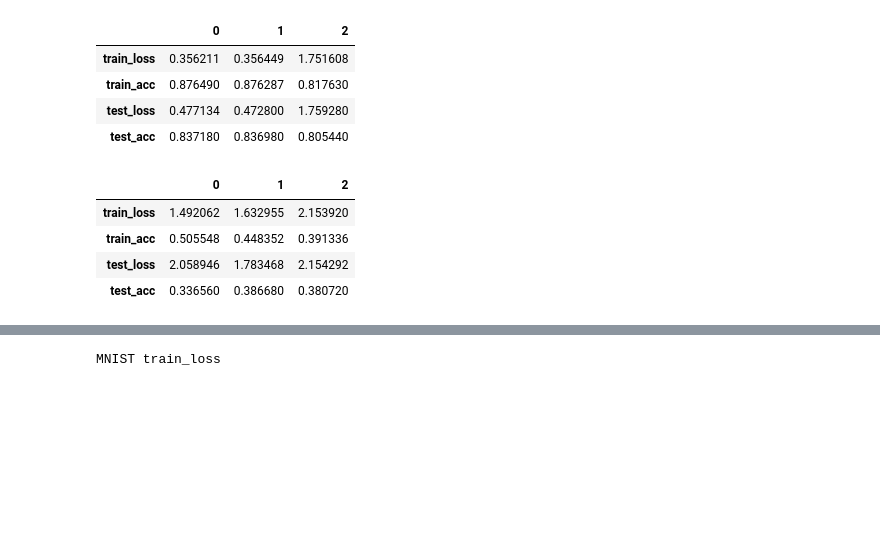
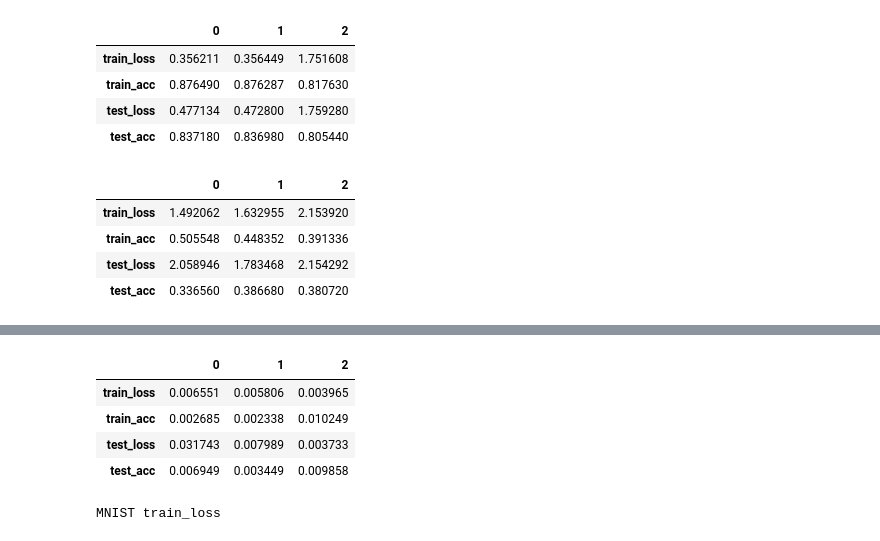
Before and after one commit to peiyong-addwater/Let-The-Quantum-Creep-In, a Jupyter notebook: notebooks/eqx/PlotEqxResults.ipynb, the cells around one changed output, grey strips where cells are left out. Drawn from its saved outputs; the diff is of its cells as text; code cells hidden in the pictures; blank space fills up the shorter version.

```diff
--- a/notebooks/eqx/PlotEqxResults.ipynb
+++ b/notebooks/eqx/PlotEqxResults.ipynb
@@ -138,3 +154,11 @@ laster_iter_avg_df['CIFAR10']
+# %%
+laster_iter_std_df['CIFAR10']
+# %% [output]
+|  | 0 | 1 | 2 |
+| train_loss | 0.006551 | 0.005806 | 0.003965 |
+| train_acc | 0.002685 | 0.002338 | 0.010249 |
+| test_loss | 0.031743 | 0.007989 | 0.003733 |
+| test_acc | 0.006949 | 0.003449 | 0.009858 |
 # %%
 iters = np.arange(len(processed_avg['MNIST'][0]['train_loss']))
 for dataset in datasets:
```
Also changed, not shown: parts of 2 cells of this notebook, 1 other file.
